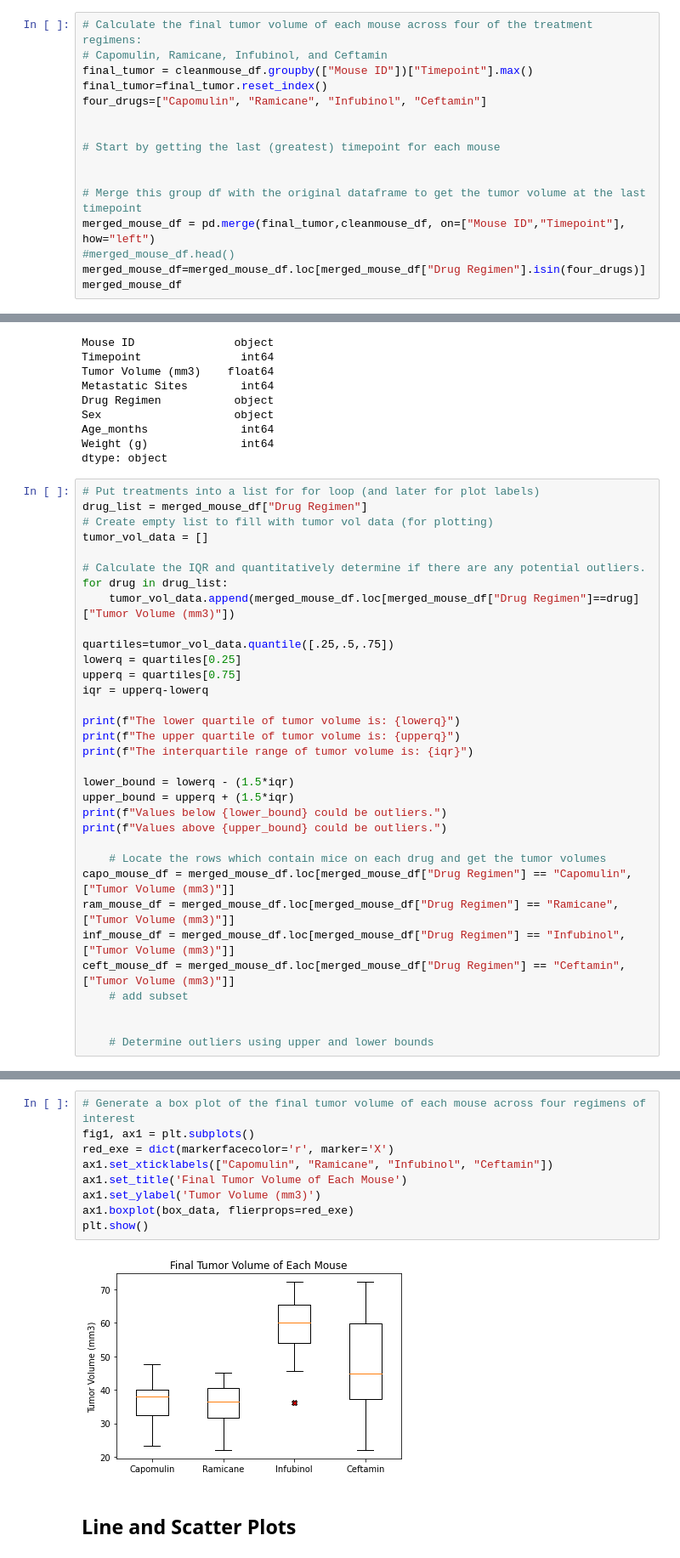
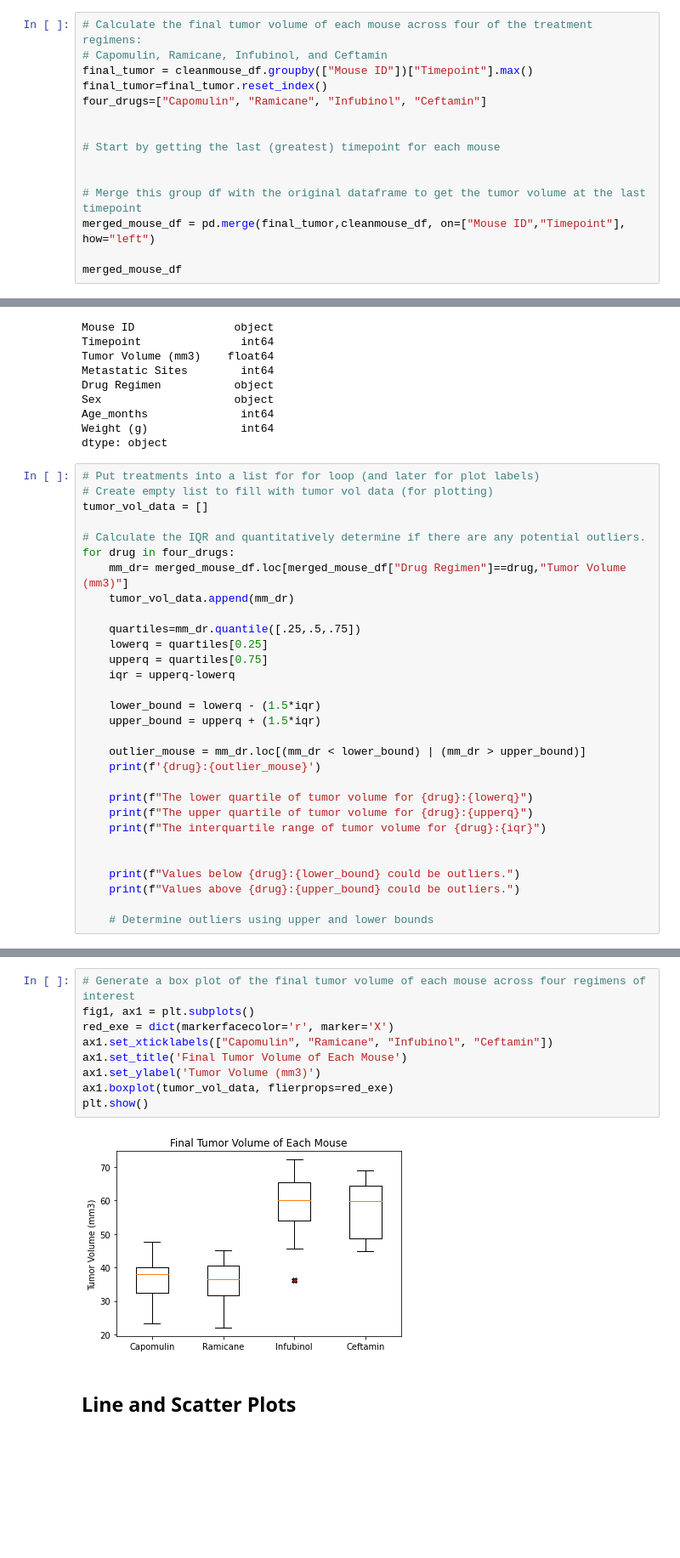
Before and after one commit to loucksjohn/matplotlib_homework, a Jupyter notebook: Pymaceuticals/pymaceuticals_starter.ipynb, the cells around one changed output, grey strips where cells are left out. Shown at 85% size. Drawn from its saved outputs; the diff is of its cells as text; blank space fills up the shorter version.

```diff
--- a/Pymaceuticals/pymaceuticals_starter.ipynb
+++ b/Pymaceuticals/pymaceuticals_starter.ipynb
@@ -156,8 +162,7 @@ four_drugs=["Capomulin", "Ramicane", "Infubinol", "Ceftamin"]
 
 # Merge this group df with the original dataframe to get the tumor volume at the last timepoint
 merged_mouse_df = pd.merge(final_tumor,cleanmouse_df, on=["Mouse ID","Timepoint"], how="left")
-#merged_mouse_df.head()
-merged_mouse_df=merged_mouse_df.loc[merged_mouse_df["Drug Regimen"].isin(four_drugs)]
+
 merged_mouse_df
 # %% [output]
 |  | Mouse ID | Timepoint | Tumor Volume (mm3) | Metastatic Sites | Drug Regimen | Sex | Age_months | ... |
@@ -187,35 +192,32 @@ Weight (g)              int64
 dtype: object
 # %%
 # Put treatments into a list for for loop (and later for plot labels)
-drug_list = merged_mouse_df["Drug Regimen"]
 # Create empty list to fill with tumor vol data (for plotting)
 tumor_vol_data = []
 
 # Calculate the IQR and quantitatively determine if there are any potential outliers.
-for drug in drug_list:
-    tumor_vol_data.append(merged_mouse_df.loc[merged_mouse_df["Drug Regimen"]==drug]["Tumor Volume (mm3)"])
+for drug in four_drugs:
+    mm_dr= merged_mouse_df.loc[merged_mouse_df["Drug Regimen"]==drug,"Tumor Volume (mm3)"]
+    tumor_vol_data.append(mm_dr)
 
-quartiles=tumor_vol_data.quantile([.25,.5,.75])
-lowerq = quartiles[0.25]
-upperq = quartiles[0.75]
-iqr = upperq-lowerq
+    quartiles=mm_dr.quantile([.25,.5,.75])
+    lowerq = quartiles[0.25]
+    upperq = quartiles[0.75]
+    iqr = upperq-lowerq
 
-print(f"The lower quartile of tumor volume is: {lowerq}")
-print(f"The upper quartile of tumor volume is: {upperq}")
-print(f"The interquartile range of tumor volume is: {iqr}")
+    lower_bound = lowerq - (1.5*iqr)
+    upper_bound = upperq + (1.5*iqr)
 
-lower_bound = lowerq - (1.5*iqr)
-upper_bound = upperq + (1.5*iqr)
-print(f"Values below {lower_bound} could be outliers.")
-print(f"Values above {upper_bound} could be outliers.")
+    outlier_mouse = mm_dr.loc[(mm_dr < lower_bound) | (mm_dr > upper_bound)]
+    print(f'{drug}:{outlier_mouse}')
 
-    # Locate the rows which contain mice on each drug and get the tumor volumes
-capo_mouse_df = merged_mouse_df.loc[merged_mouse_df["Drug Regimen"] == "Capomulin", ["Tumor Volume (mm3)"]]
-ram_mouse_df = merged_mouse_df.loc[merged_mouse_df["Drug Regimen"] == "Ramicane", ["Tumor Volume (mm3)"]]
-inf_mouse_df = merged_mouse_df.loc[merged_mouse_df["Drug Regimen"] == "Infubinol", ["Tumor Volume (mm3)"]]
-ceft_mouse_df = merged_mouse_df.loc[merged_mouse_df["Drug Regimen"] == "Ceftamin", ["Tumor Volume (mm3)"]]
-    # add subset
+    print(f"The lower quartile of tumor volume for {drug}:{lowerq}")
+    print(f"The upper quartile of tumor volume for {drug}:{upperq}")
+    print(f"The interquartile range of tumor volume for {drug}:{iqr}")
 
 
+    print(f"Values below {drug}:{lower_bound} could be outliers.")
+    print(f"Values above {drug}:{upper_bound} could be outliers.")
+
     # Determine outliers using upper and lower bounds
 # %% [output]
@@ -229,14 +243,14 @@ box_data=[cap_volume, ram_volume, inf_volume, ceft_volume]
 # %%
 # Generate a box plot of the final tumor volume of each mouse across four regimens of interest
 fig1, ax1 = plt.subplots()
 red_exe = dict(markerfacecolor='r', marker='X')
 ax1.set_xticklabels(["Capomulin", "Ramicane", "Infubinol", "Ceftamin"])
 ax1.set_title('Final Tumor Volume of Each Mouse')
 ax1.set_ylabel('Tumor Volume (mm3)')
-ax1.boxplot(box_data, flierprops=red_exe)
+ax1.boxplot(tumor_vol_data, flierprops=red_exe)
 plt.show()
 # %% [output]
-[figure, old version]
+[figure, new version]
 # %% [markdown]
 ## Line and Scatter Plots
 # %%
```
Also changed, not shown: parts of 6 cells of this notebook.
